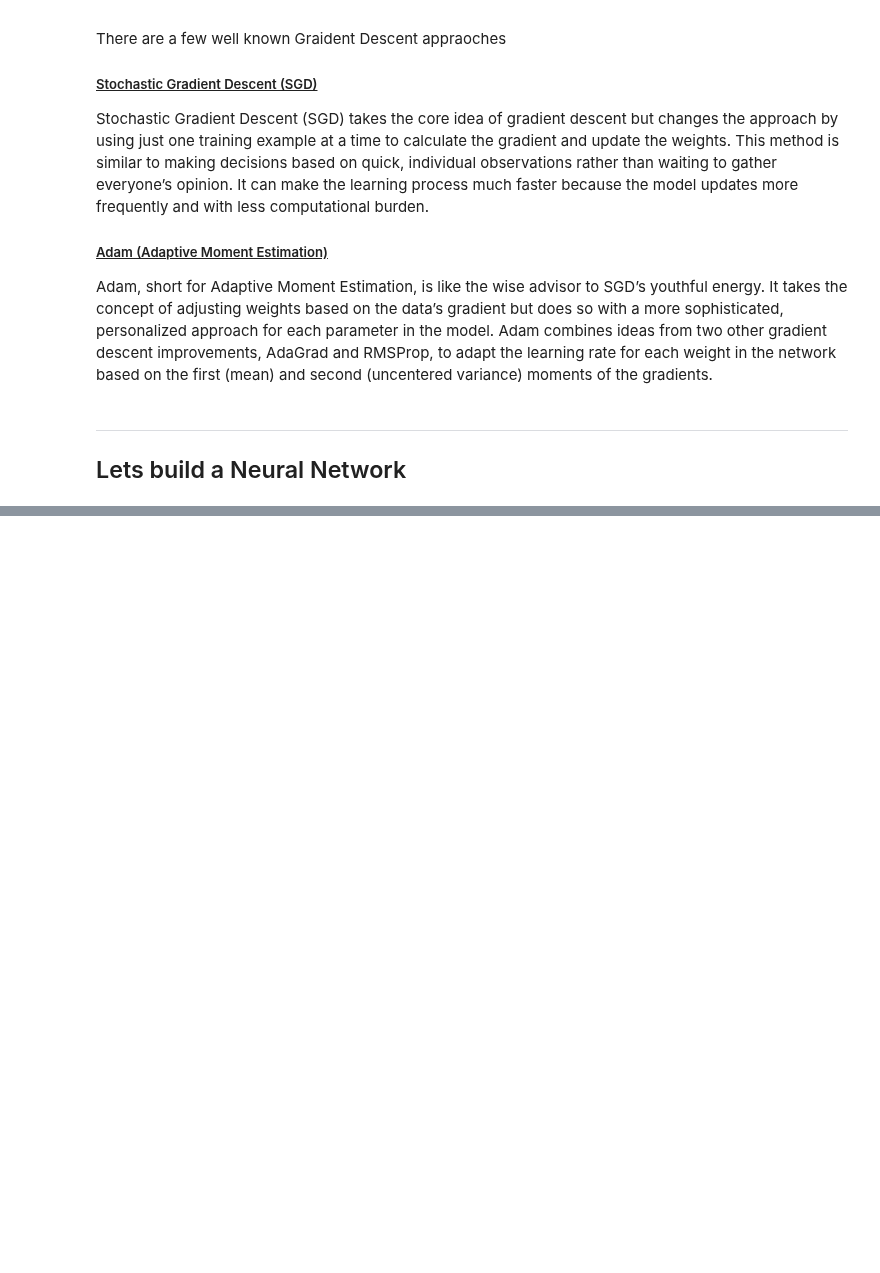
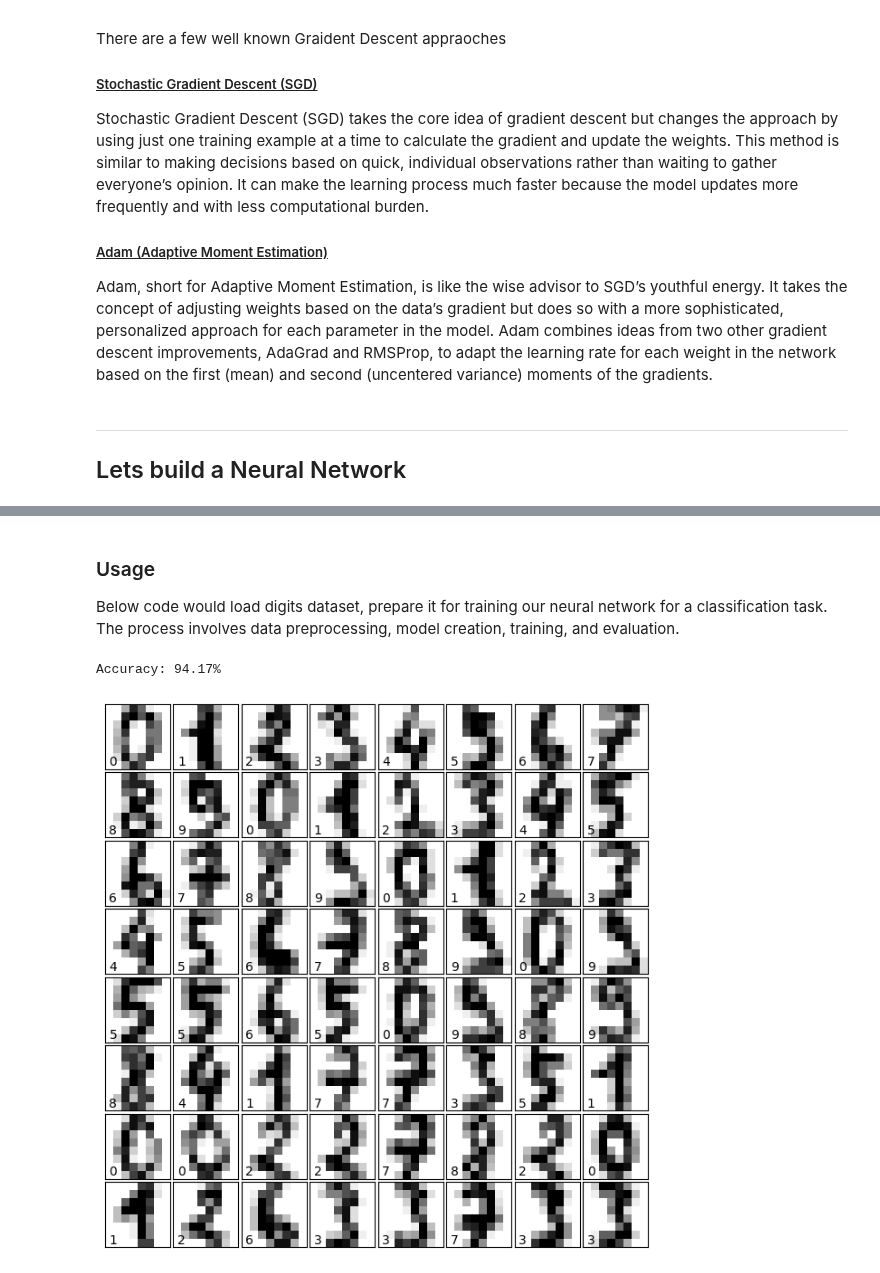
Before and after one commit to N0-man/MIT-MachineLearning-MicroMasters, a Jupyter notebook: Unit03/Neural_Networks.ipynb, the cells around one changed output, grey strips where cells are left out. Drawn from its saved outputs; the diff is of its cells as text; code cells hidden in the pictures; blank space fills up the shorter version.

```diff
--- a/Unit03/Neural_Networks.ipynb
+++ b/Unit03/Neural_Networks.ipynb
@@ -397,0 +625,60 @@ Adam, short for Adaptive Moment Estimation, is like the wise advisor to SGD’s
+# %% [markdown]
+### Usage
+
+Below code would load digits dataset, prepare it for training our neural network for a classification task. The process involves data preprocessing, model creation, training, and evaluation.
+# %%
+import tensorflow as tf
+from sklearn.datasets import load_digits
+from sklearn.model_selection import train_test_split
+from sklearn.preprocessing import MinMaxScaler, OneHotEncoder
+from matplotlib import pyplot as plt
+
+def show_digits(digits, n=64):
+    fig = plt.figure(figsize=(6, 6))  # figure size in inches
+    fig.subplots_adjust(left=0, right=1, bottom=0, top=1, hspace=0.05, wspace=0.05)
+
+    for i in range(n):
+        ax = fig.add_subplot(8, 8, i + 1, xticks=[], yticks=[])
+        ax.imshow(digits.images[i], cmap=plt.cm.binary, interpolation='nearest')
+        # label the image with the target value
+        ax.text(0, 7, str(digits.target[i]))
+
+# Load the digits dataset
+digits = load_digits()
+show_digits(digits)
+
+# Preprocess the dataset
+scaler = MinMaxScaler()
+X = scaler.fit_transform(digits.data)
+y = digits.target
+
+# One-hot encode the target output
+encoder = OneHotEncoder(sparse_output=False)
+y_onehot = encoder.fit_transform(y.reshape(-1, 1))
+
+# Split the dataset into training and testing sets
+X_train, X_test, y_train, y_test = train_test_split(X, y_onehot, test_size=0.2, random_state=42)
+
+# Create an instance of the NeuralNetwork class
+input_size = X.shape[1]
+hidden_size = 64
+output_size = len(np.unique(y))
+loss_func = 'categorical_crossentropy'
+epochs = 1000
+learning_rate = 0.1
+
+nn = NeuralNetwork(input_size, hidden_size, output_size, loss_func)
+
+trainer = Trainer(nn, loss_func)
+trainer.train(X_train, y_train, X_test, y_test, epochs, learning_rate)
+
+# Convert y_test from one-hot encoding to labels
+y_test_labels = np.argmax(y_test, axis=1)
+
+# Evaluate the performance of the neural network
+predictions = np.argmax(nn.forward(X_test), axis=1)
+accuracy = np.mean(predictions == y_test_labels)
+print(f"Accuracy: {accuracy:.2%}")
+# %% [output]
+Accuracy: 94.17%
+[figure, added]
```
Also changed, not shown: parts of 3 cells of this notebook.
